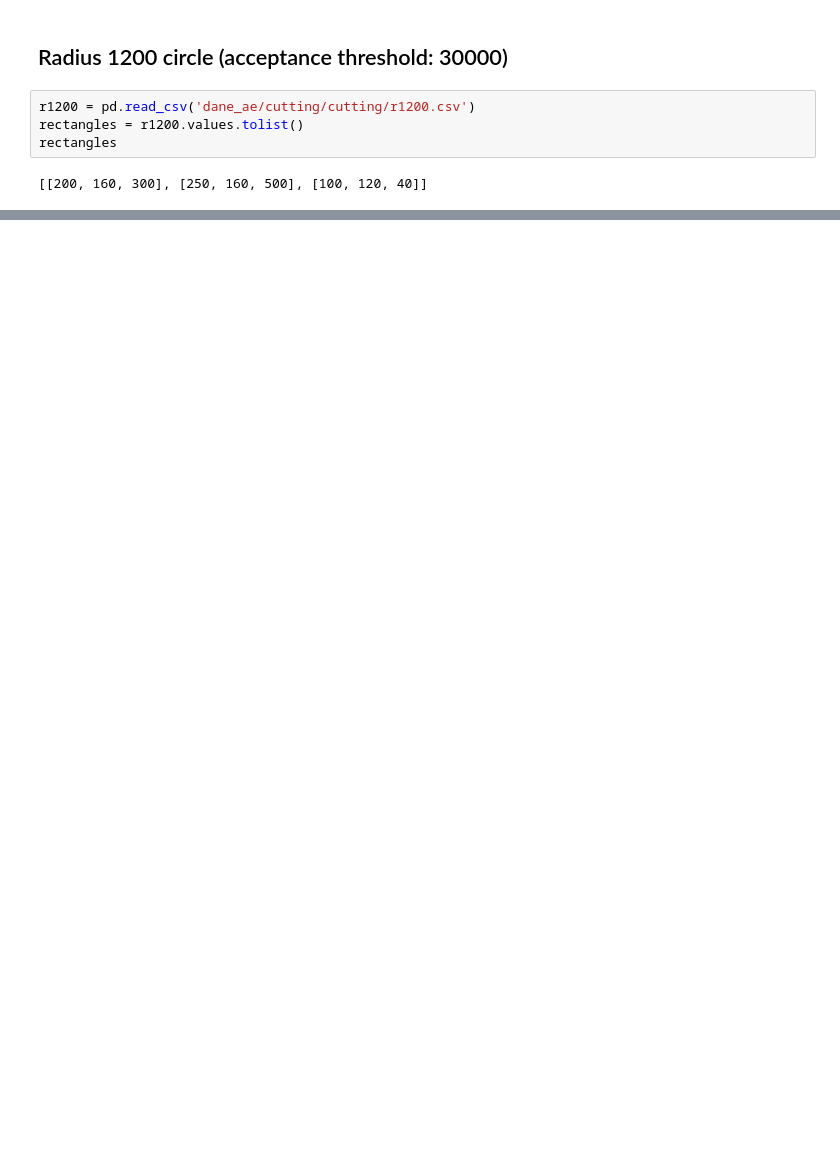
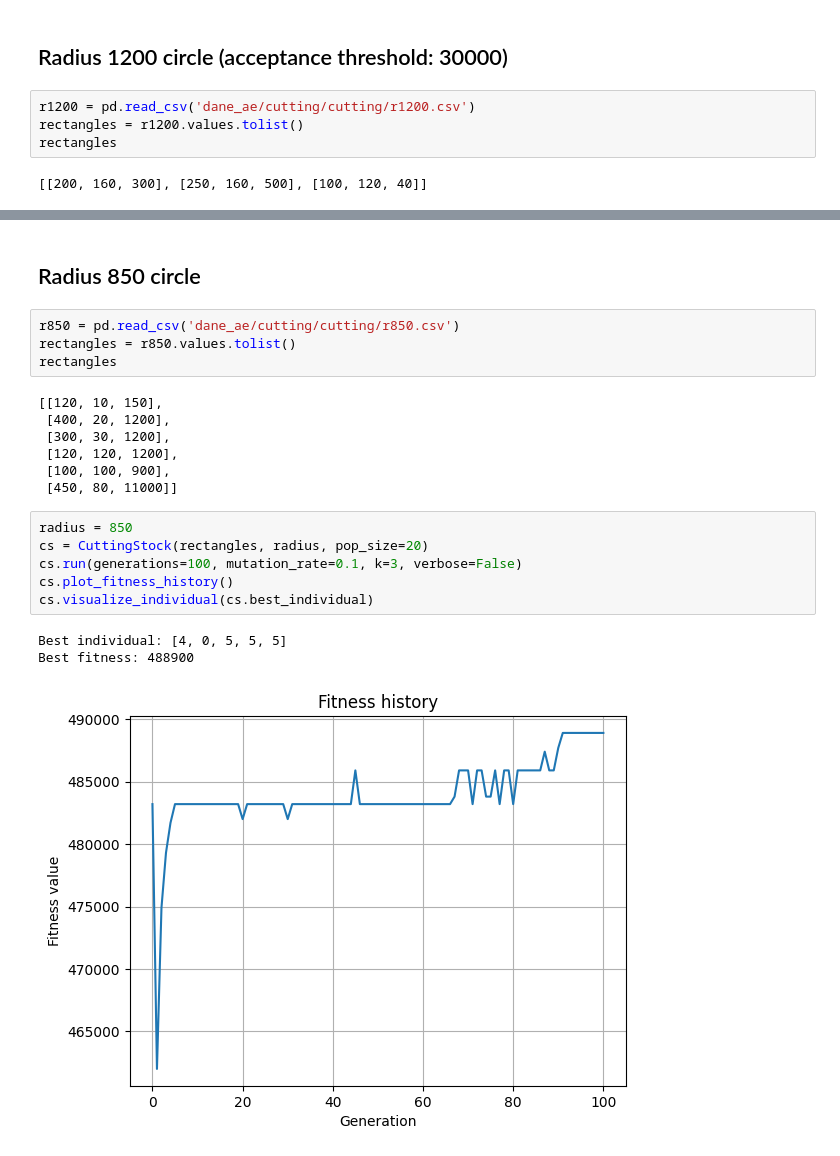
Before and after one commit to wojcikbart/NeuralNetworks, a Jupyter notebook: AE/ae2.ipynb, the cells around one changed output, grey strips where cells are left out. Saved outputs shown, nothing was run; the diff lists cells and outputs as text; blank space fills up the shorter version.

```diff
--- a/AE/ae2.ipynb
+++ b/AE/ae2.ipynb
@@ -217,0 +256,23 @@ Best fitness: 45160
+# %% [markdown]
+## Radius 850 circle
+# %%
+r850 = pd.read_csv('dane_ae/cutting/cutting/r850.csv')
+rectangles = r850.values.tolist()
+rectangles
+# %% [output]
+[[120, 10, 150],
+ [400, 20, 1200],
+ [300, 30, 1200],
+ [120, 120, 1200],
+ [100, 100, 900],
+ [450, 80, 11000]]
+# %%
+radius = 850
+cs = CuttingStock(rectangles, radius, pop_size=20)
+cs.run(generations=100, mutation_rate=0.1, k=3, verbose=False)
+cs.plot_fitness_history()
+cs.visualize_individual(cs.best_individual)
+# %% [output]
+Best individual: [4, 0, 5, 5, 5]
+Best fitness: 488900
+[figure, added]
```
Also changed, not shown: parts of 13 cells of this notebook.
